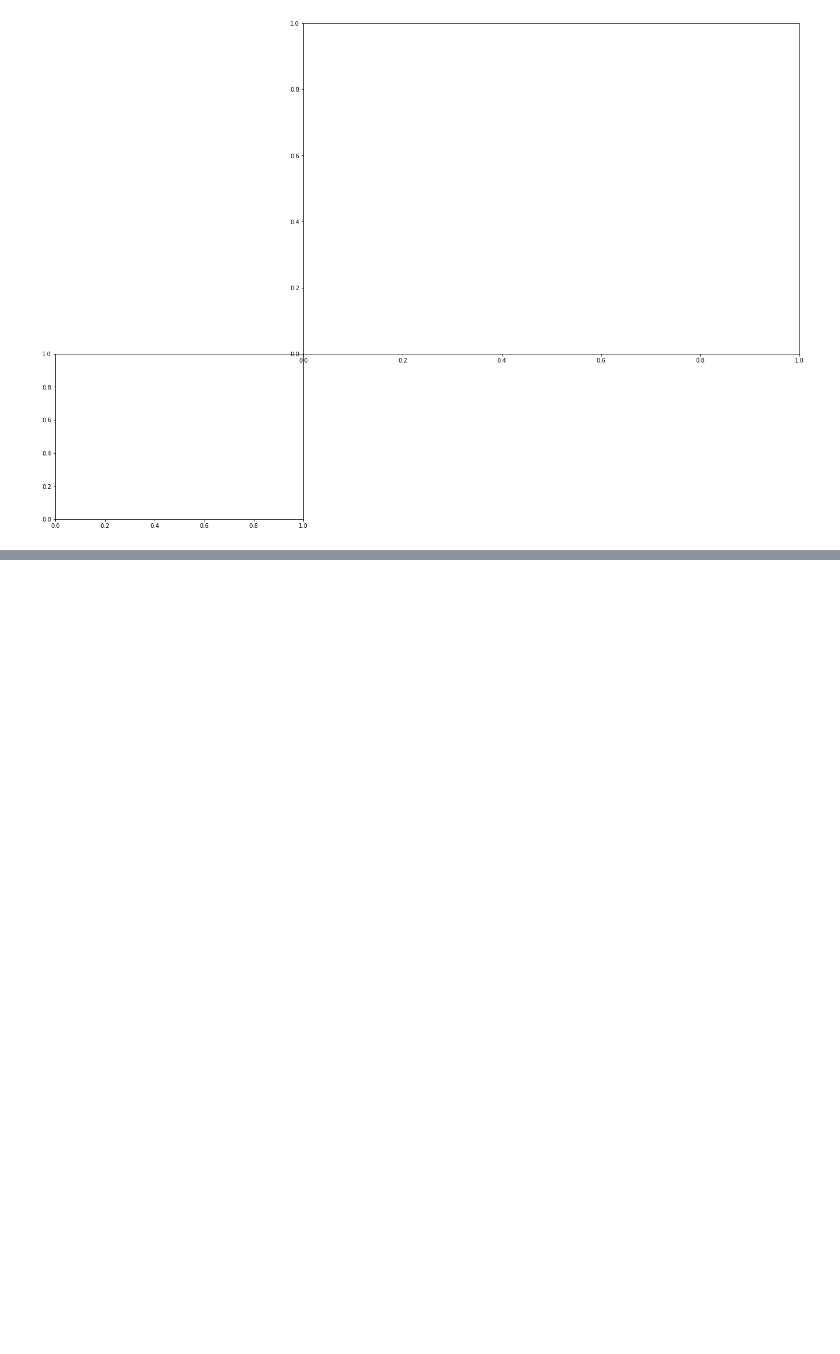
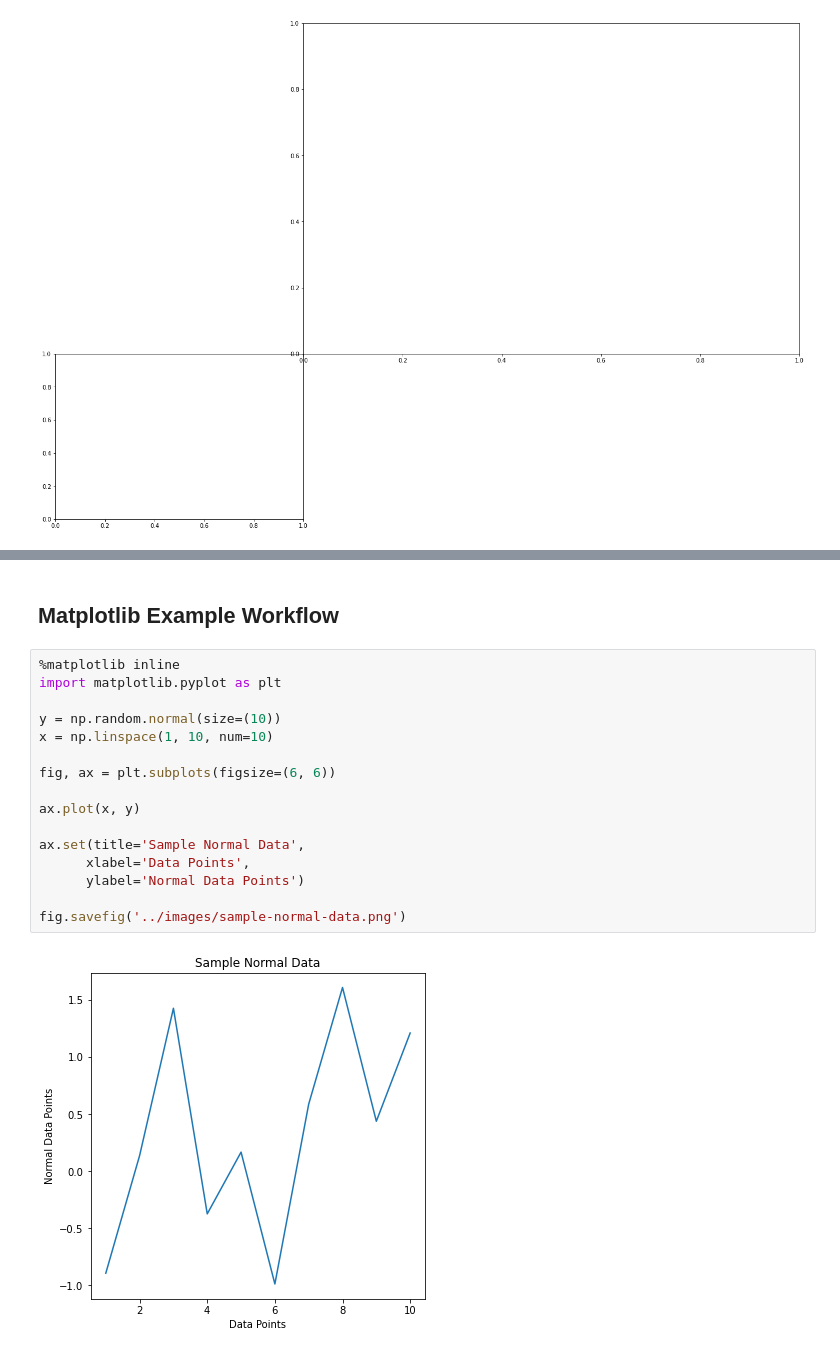
Before and after one commit to tothetop430/MLZTM-Exercises, a Jupyter notebook: matplotlib/introduction-to-matplotlib.ipynb, the cells around one changed output, grey strips where cells are left out. Drawn from its saved outputs; the diff is of its cells as text; blank space fills up the shorter version.

```diff
--- a/matplotlib/introduction-to-matplotlib.ipynb
+++ b/matplotlib/introduction-to-matplotlib.ipynb
@@ -57,0 +58,20 @@ plt.plot(x, y);
+# %% [markdown]
+## Matplotlib Example Workflow
+# %%
+%matplotlib inline
+import matplotlib.pyplot as plt
+
+y = np.random.normal(size=(10))
+x = np.linspace(1, 10, num=10)
+
+fig, ax = plt.subplots(figsize=(6, 6))
+
+ax.plot(x, y)
+
+ax.set(title='Sample Normal Data',
+      xlabel='Data Points',
+      ylabel='Normal Data Points')
+
+fig.savefig('../images/sample-normal-data.png')
+# %% [output]
+[figure, added]
```
Also changed, not shown: parts of 1 cell of this notebook, 1 other file.
